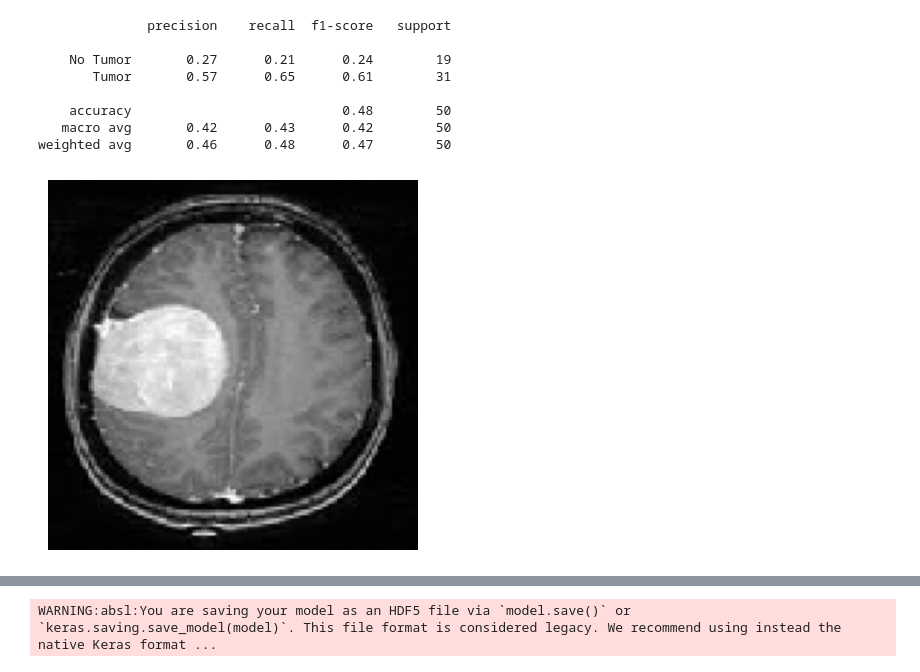
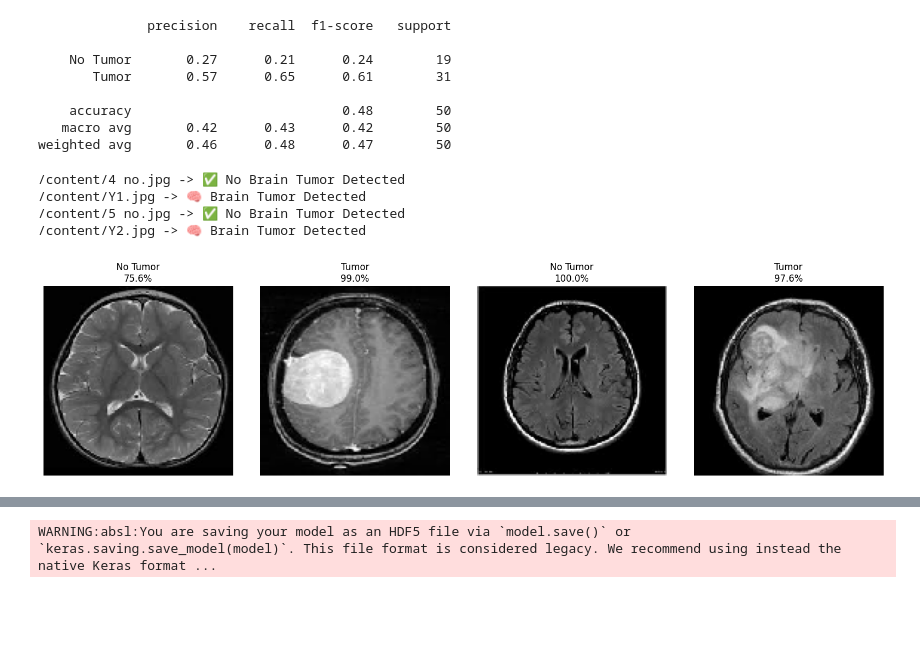
Before and after one commit to ciril7/AI-ML-Internship, a Jupyter notebook: Day 6/CNN_Brain_Tumor.ipynb, the cells around one changed output, grey strips where cells are left out. Cells and saved outputs as stored; diff of their text form; code cells hidden in the pictures; blank space fills up the shorter version.

```diff
--- a/Day 6/CNN_Brain_Tumor.ipynb
+++ b/Day 6/CNN_Brain_Tumor.ipynb
@@ -255,33 +255,60 @@ weighted avg       0.46      0.48      0.47        50
 # %%
 from tensorflow.keras.preprocessing import image
 import numpy as np
 import matplotlib.pyplot as plt
 
-image_path = "/content/Y1.jpg"
+# List of image paths
+image_paths = [
+    "/content/4 no.jpg",
+    "/content/Y1.jpg",
+    "/content/5 no.jpg",
+    "/content/Y2.jpg"
+]
 
-img = image.load_img(
-    image_path,
-    target_size=(128,128)
-)
+plt.figure(figsize=(16,4))
 
-plt.imshow(img)
-plt.axis("off")
+for i, image_path in enumerate(image_paths):
+
+    # Load image
+    img = image.load_img(
+        image_path,
+        target_size=(128,128)
+    )
+
+    # Convert to array
+    img_array = image.img_to_array(img)
+
+    # Normalize
+    img_array = img_array / 255.0
+
+    # Add batch dimension
+    img_array = np.expand_dims(
+        img_array,
+        axis=0
+    )
+
+    # Predict
+    prediction = model.predict(img_array, verbose=0)
+
+    # Label
+    if prediction[0][0] > 0.5:
+        label = f"Tumor\n{prediction[0][0]*100:.1f}%"
+        print(f"{image_path} -> 🧠 Brain Tumor Detected")
+    else:
+        label = f"No Tumor\n{(1-prediction[0][0])*100:.1f}%"
+        print(f"{image_path} -> ✅ No Brain Tumor Detected")
+
+    # Display image
+    plt.subplot(1, len(image_paths), i+1)
+    plt.imshow(img)
+    plt.title(label)
+    plt.axis("off")
+
+plt.tight_layout()
 plt.show()
-
-img_array = image.img_to_array(img)
-
-img_array = img_array / 255.0
-
-img_array = np.expand_dims(
-    img_array,
-    axis=0
-)
-
-prediction = model.predict(img_array)
-
-if prediction[0][0] > 0.5:
-    print("🧠 Brain Tumor Detected")
-else:
-    print("✅ No Brain Tumor Detected")
 # %% [output]
+/content/4 no.jpg -> ✅ No Brain Tumor Detected
+/content/Y1.jpg -> 🧠 Brain Tumor Detected
+/content/5 no.jpg -> ✅ No Brain Tumor Detected
+/content/Y2.jpg -> 🧠 Brain Tumor Detected
-[figure, old version]
+[figure, new version]
```
Also changed, not shown: parts of 1 cell of this notebook.
